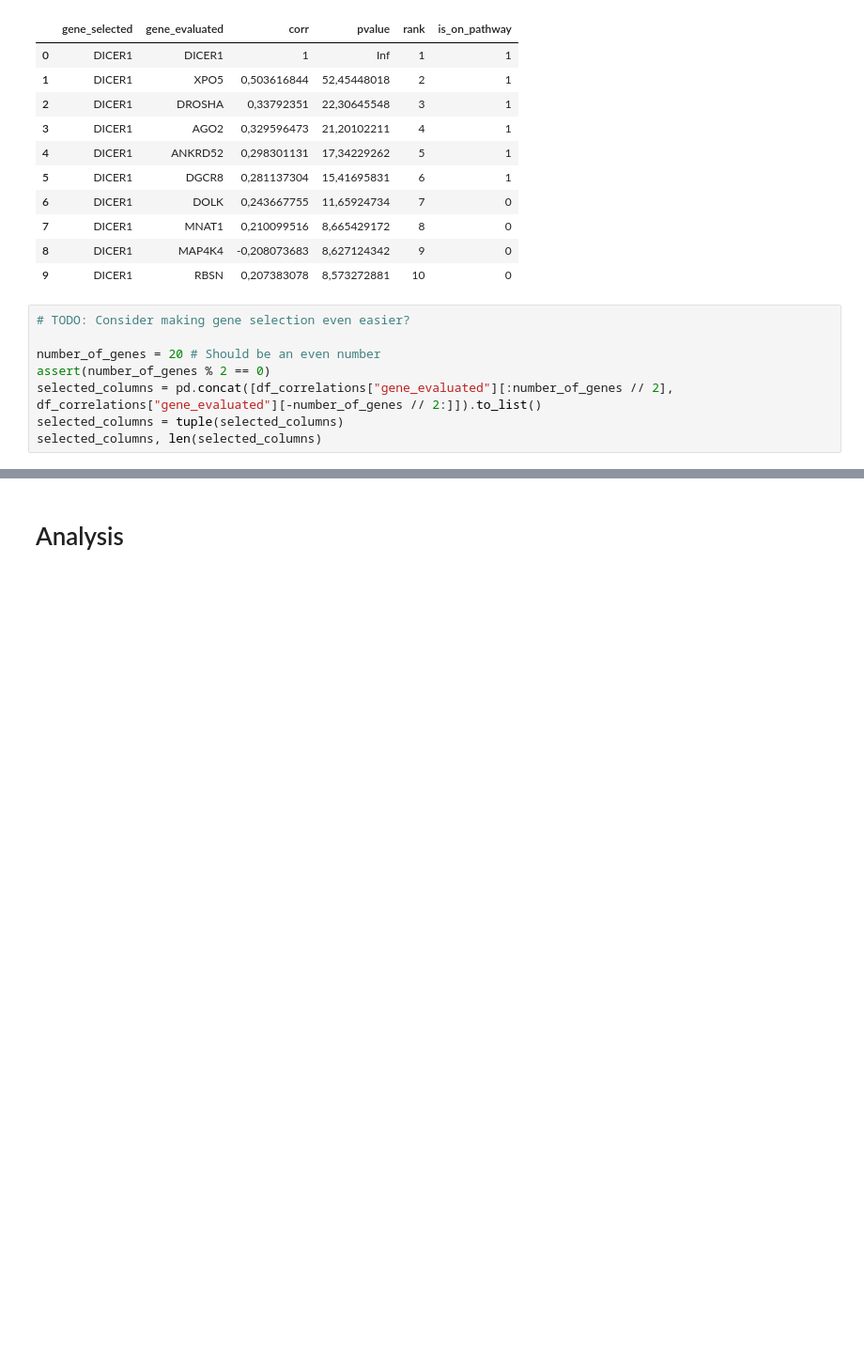
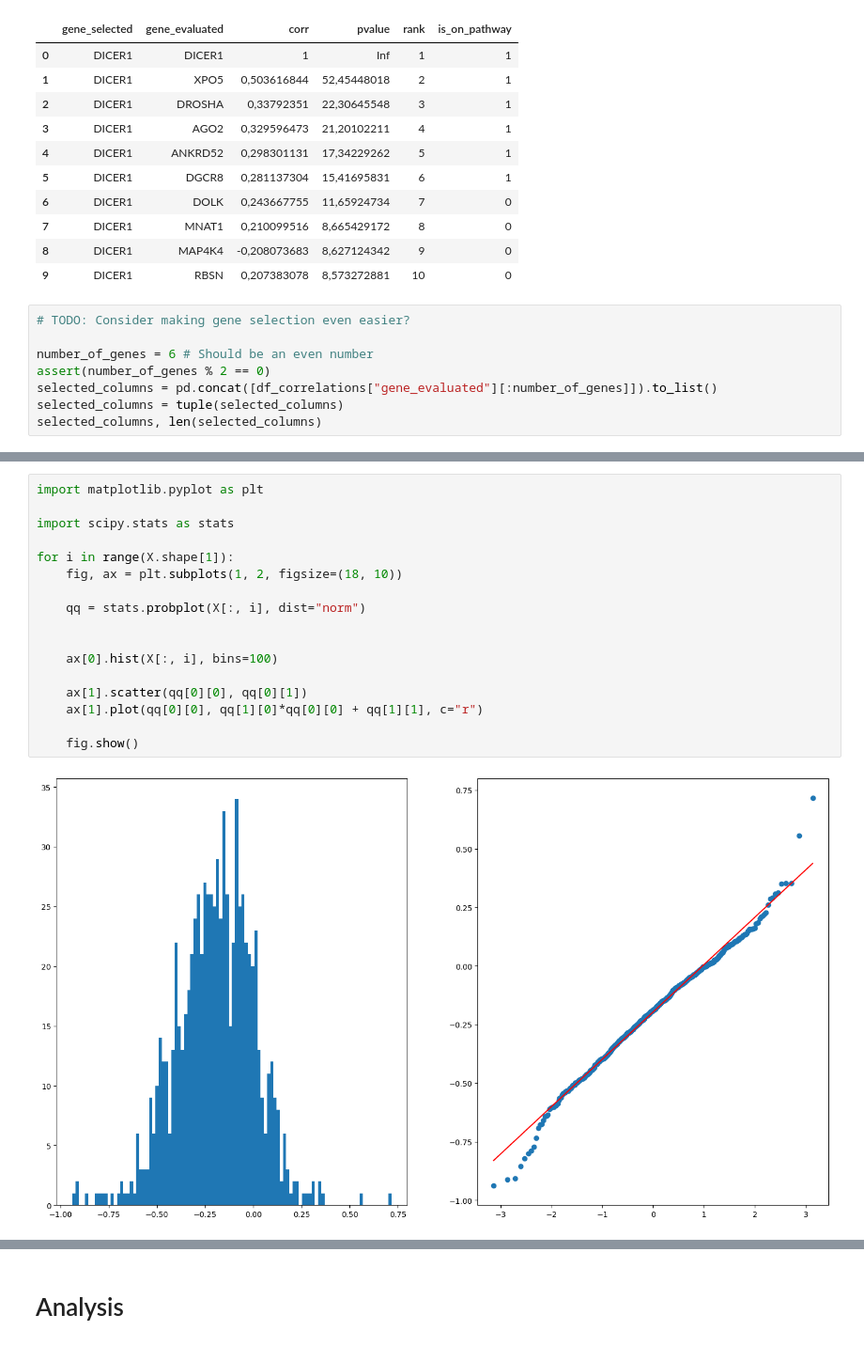
Before and after one commit to panther1427/Bachelorprojekt, a Jupyter notebook: Xavier_DataAnalysis/K1_with_gauss_noise.ipynb, the cells around one changed output, grey strips where cells are left out. Shown: that part at 94% size. Saved outputs shown, nothing was run; the diff lists cells and outputs as text; blank space fills up the shorter version.

```diff
--- a/Xavier_DataAnalysis/K1_with_gauss_noise.ipynb
+++ b/Xavier_DataAnalysis/K1_with_gauss_noise.ipynb
@@ -40,9 +44,9 @@ df_correlations[:10]
 # %%
 # TODO: Consider making gene selection even easier?
 
-number_of_genes = 20 # Should be an even number
+number_of_genes = 6 # Should be an even number
 assert(number_of_genes % 2 == 0)
-selected_columns = pd.concat([df_correlations["gene_evaluated"][:number_of_genes // 2], df_correlations["gene_evaluated"][-number_of_genes // 2:]]).to_list()
+selected_columns = pd.concat([df_correlations["gene_evaluated"][:number_of_genes]]).to_list()
 selected_columns = tuple(selected_columns)
 selected_columns, len(selected_columns)
 # %% [output]
@@ -96,0 +86,19 @@ Warning: 12 rows contained at least 1 NA and was dropped.
+# %%
+import matplotlib.pyplot as plt
+
+import scipy.stats as stats
+
+for i in range(X.shape[1]):
+    fig, ax = plt.subplots(1, 2, figsize=(18, 10))
+
+    qq = stats.probplot(X[:, i], dist="norm")
+
+
+    ax[0].hist(X[:, i], bins=100)
+
+    ax[1].scatter(qq[0][0], qq[0][1])
+    ax[1].plot(qq[0][0], qq[1][0]*qq[0][0] + qq[1][1], c="r")
+
+    fig.show()
+# %% [output]
+[figure, added]
```
Also changed, not shown: parts of 10 cells of this notebook, 2 other files.
